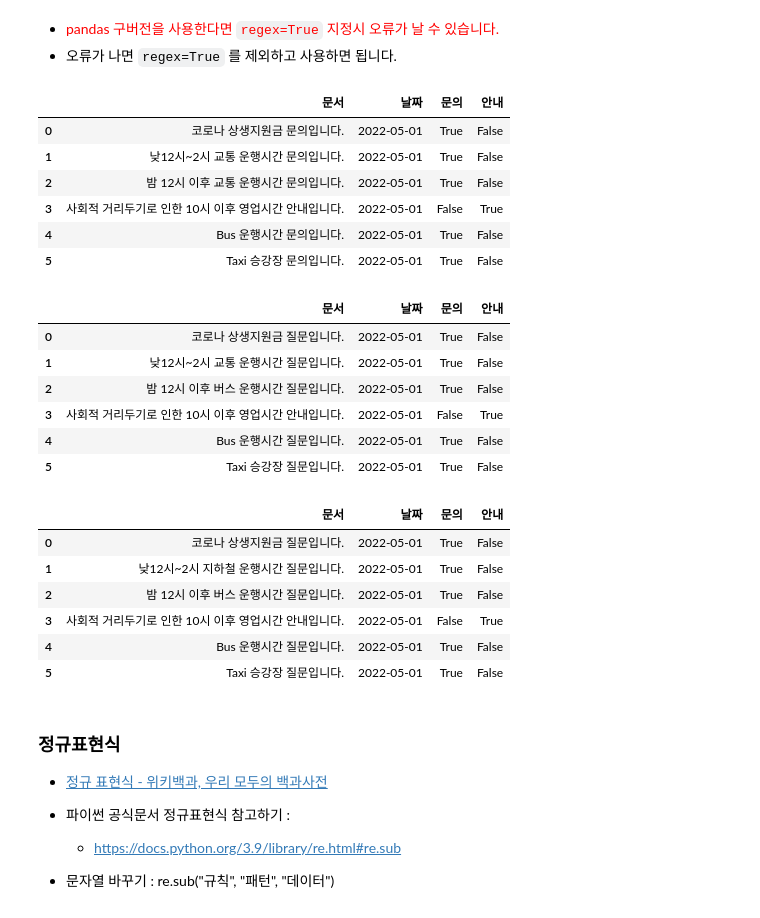
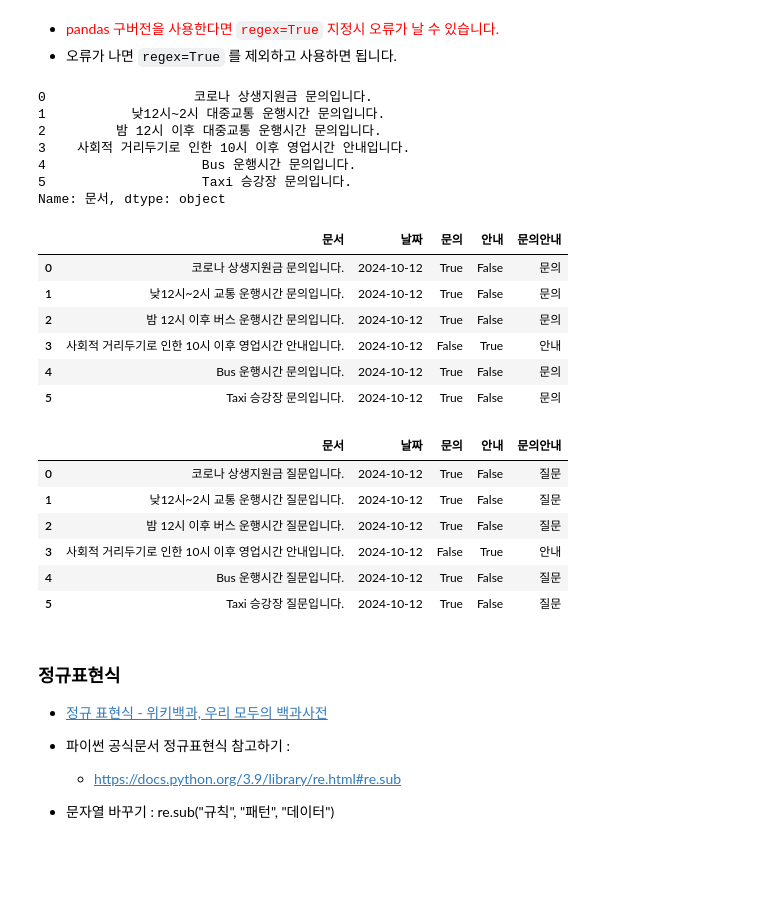
Before and after one commit to corazzon/python-text-analysis, a Jupyter notebook: 0102-pandas-string-output.ipynb, the cells around one changed output. Cells and saved outputs as stored; diff of their text form; code cells hidden in the pictures; blank space fills up the shorter version.

```diff
--- a/0102-pandas-string-output.ipynb
+++ b/0102-pandas-string-output.ipynb
@@ -40,7 +48,9 @@ dtype: object
 # 리스트 타입의 문서를 판다스 데이터프레임 형태로 만듭니다.
 # 컬럼명은 ["문서"]로 합니다.
 # pd.DataFrame({"문서": document})
-df = pd.DataFrame(document, columns=["문서"])
+# pd.DataFrame(document, columns=["문서"])
+
+df = pd.DataFrame({"문서": document})
 df
 # %% [output]
 |  | 문서 |
@@ -70,6 +80,6 @@ memory usage: 176.0+ bytes
 # %%
 # 문의날짜 만들기
-df["날짜"] = "2022-05-01"
+df["날짜"] = "2024-10-12"
 df
 # %% [output]
 |  | 문서 | 날짜 |
@@ -370,0 +422,4 @@ df
+# %%
+df.loc[df["문서"].str.contains("문의"), "문의안내"] = "문의"
+df.loc[df["문서"].str.contains("안내"), "문의안내"] = "안내"
+df
@@ -405,42 +469,44 @@ Name: 문서, dtype: object
 # str.replace => Series
 # df.replace("운행", "영업", regex=True)
 # df.replace("2022-05-01", "2023-05-01")
-df.replace("버스|지하철", "교통", regex=True)
+
+df["문서"].replace("버스|지하철", "대중교통", regex=True)
 # %% [output]
-|  | 문서 | 날짜 | 문의 | 안내 |
-| 0 | 코로나 상생지원금 문의입니다. | 2022-05-01 | True | False |
-| 1 | 낮12시~2시 교통 운행시간 문의입니다. | 2022-05-01 | True | False |
-| 2 | 밤 12시 이후 교통 운행시간 문의입니다. | 2022-05-01 | True | False |
-| 3 | 사회적 거리두기로 인한 10시 이후 영업시간 안내입니다. | 2022-05-01 | False | True |
-| 4 | Bus 운행시간 문의입니다. | 2022-05-01 | True | False |
-| 5 | Taxi 승강장 문의입니다. | 2022-05-01 | True | False |
+0                   코로나 상생지원금 문의입니다.
+1           낮12시~2시 대중교통 운행시간 문의입니다.
+2         밤 12시 이후 대중교통 운행시간 문의입니다.
+3    사회적 거리두기로 인한 10시 이후 영업시간 안내입니다.
+4                    Bus 운행시간 문의입니다.
+5                    Taxi 승강장 문의입니다.
+Name: 문서, dtype: object
 # %%
 # str 을 제외하고 replace()를 사용해서 문자열의 일부만 변경하고자 할때는 regex=True 를 함께 사용
 # replace() 는 전체 일치하는 값이 있을 때 값이 변경되며
 # 데이터프레임에서 사용할 때는 딕셔너리 형태로 변경하고자 하는 컬럼과 값을 지정해서 사용
 # "지하철"을 "교통"으로 변경합니다.
 
-df.replace({"지하철":"교통", "문의":"질문"}, regex=True)
+df.replace({"지하철":"교통"}, regex=True)
 # %% [output]
-|  | 문서 | 날짜 | 문의 | 안내 |
-| 0 | 코로나 상생지원금 질문입니다. | 2022-05-01 | True | False |
-| 1 | 낮12시~2시 교통 운행시간 질문입니다. | 2022-05-01 | True | False |
-| 2 | 밤 12시 이후 버스 운행시간 질문입니다. | 2022-05-01 | True | False |
-| 3 | 사회적 거리두기로 인한 10시 이후 영업시간 안내입니다. | 2022-05-01 | False | True |
-| 4 | Bus 운행시간 질문입니다. | 2022-05-01 | True | False |
-| 5 | Taxi 승강장 질문입니다. | 2022-05-01 | True | False |
+|  | 문서 | 날짜 | 문의 | 안내 | 문의안내 |
+| 0 | 코로나 상생지원금 문의입니다. | 2024-10-12 | True | False | 문의 |
+| 1 | 낮12시~2시 교통 운행시간 문의입니다. | 2024-10-12 | True | False | 문의 |
+| 2 | 밤 12시 이후 버스 운행시간 문의입니다. | 2024-10-12 | True | False | 문의 |
+| 3 | 사회적 거리두기로 인한 10시 이후 영업시간 안내입니다. | 2024-10-12 | False | True | 안내 |
+| 4 | Bus 운행시간 문의입니다. | 2024-10-12 | True | False | 문의 |
+| 5 | Taxi 승강장 문의입니다. | 2024-10-12 | True | False | 문의 |
 # %%
 # 딕셔너리의 키, 값으로 작성하면 키 값과 일치하는 값으로 변경합니다.
 # {"문의":"질문"}
-df.replace({"문의":"질문"}, regex=True)
+
+df.replace({"지하철":"교통", "문의":"질문"}, regex=True)
 # %% [output]
-|  | 문서 | 날짜 | 문의 | 안내 |
-| 0 | 코로나 상생지원금 질문입니다. | 2022-05-01 | True | False |
-| 1 | 낮12시~2시 지하철 운행시간 질문입니다. | 2022-05-01 | True | False |
-| 2 | 밤 12시 이후 버스 운행시간 질문입니다. | 2022-05-01 | True | False |
-| 3 | 사회적 거리두기로 인한 10시 이후 영업시간 안내입니다. | 2022-05-01 | False | True |
-| 4 | Bus 운행시간 질문입니다. | 2022-05-01 | True | False |
-| 5 | Taxi 승강장 질문입니다. | 2022-05-01 | True | False |
+|  | 문서 | 날짜 | 문의 | 안내 | 문의안내 |
+| 0 | 코로나 상생지원금 질문입니다. | 2024-10-12 | True | False | 질문 |
+| 1 | 낮12시~2시 교통 운행시간 질문입니다. | 2024-10-12 | True | False | 질문 |
+| 2 | 밤 12시 이후 버스 운행시간 질문입니다. | 2024-10-12 | True | False | 질문 |
+| 3 | 사회적 거리두기로 인한 10시 이후 영업시간 안내입니다. | 2024-10-12 | False | True | 안내 |
+| 4 | Bus 운행시간 질문입니다. | 2024-10-12 | True | False | 질문 |
+| 5 | Taxi 승강장 질문입니다. | 2024-10-12 | True | False | 질문 |
 # %% [markdown]
 ### 정규표현식
 
```
Also changed, not shown: parts of 39 cells of this notebook, 1 other file.
